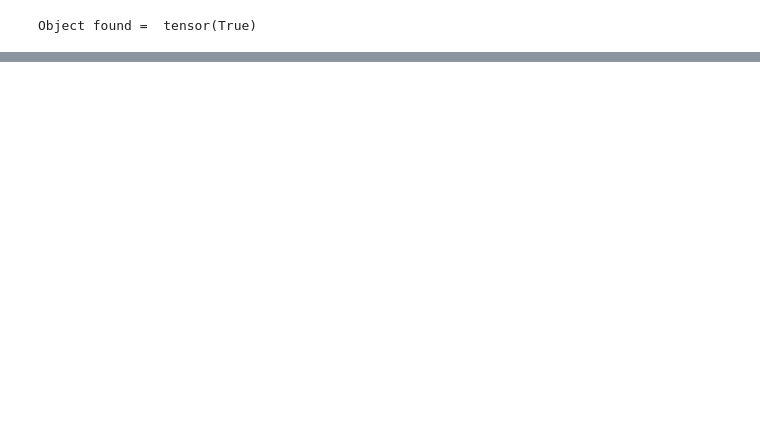
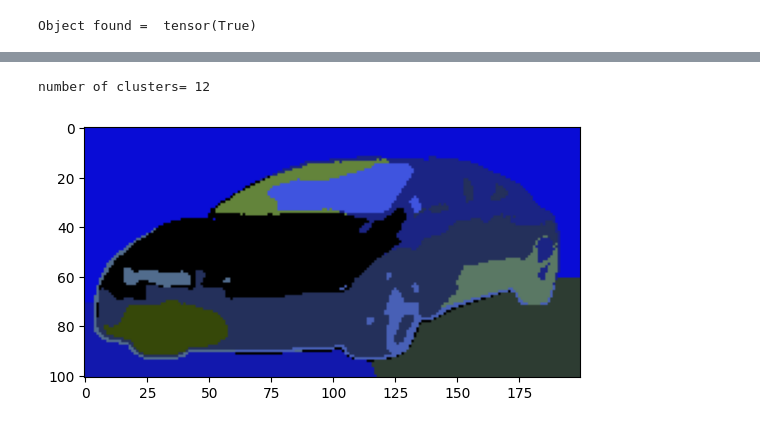
Before and after one commit to kandreou21/segmentation, a Jupyter notebook: DeepLabV3.ipynb, the cells around one changed output, grey strips where cells are left out. Drawn from its saved outputs; the diff is of its cells as text; code cells hidden in the pictures; blank space fills up the shorter version.

```diff
--- a/DeepLabV3.ipynb
+++ b/DeepLabV3.ipynb
@@ -711,3 +716,33 @@ display_images()
+# %%
+#Clustering using [R G B X Y]
+rgb_and_spatial_info = np.zeros((H*W, 5), dtype=np.uint8)
+for y in range(H):
+    for x in range(W):
+        pixel_index = y * W + x
+        rgb_and_spatial_info[pixel_index, 0:3] = rgb_image[y, x]
+        rgb_and_spatial_info[pixel_index, 3] = x
+        rgb_and_spatial_info[pixel_index, 4] = y
+
+#for i in range(H*W):
+    #print(rgb_and_spatial_info[i])
+
+def uniforce_rgb_spatial():
+    scaler = MinMaxScaler()
+    rgb_and_spatial_info_scaled = scaler.fit_transform(rgb_and_spatial_info)
+    uniforce = UniForCE(options)
+    uniforce.fit(rgb_and_spatial_info_scaled)
+
+    labels, unique_labels, rgb_spatial_clusters = extract_labels_info(uniforce)
+    uniforce_rgb_spatial_image = color_segmented_image(labels, unique_labels, random_colors)
+
+    plt.imshow(uniforce_rgb_spatial_image)
+    plt.show()
+    return rgb_spatial_clusters, uniforce_rgb_spatial_image
+
+uniforce_rgb_spatial_image = uniforce_rgb_spatial()
+# %% [output]
+number of clusters= 12
+[figure, added]
 # %%
 weights = np.ones_like(uniforce_aspp_lab_labels) / len(uniforce_aspp_lab_labels)
 plt.hist(uniforce_aspp_lab_labels, weights=weights, bins=pca_lab_clusters)
```
Also changed, not shown: parts of 16 cells of this notebook.
